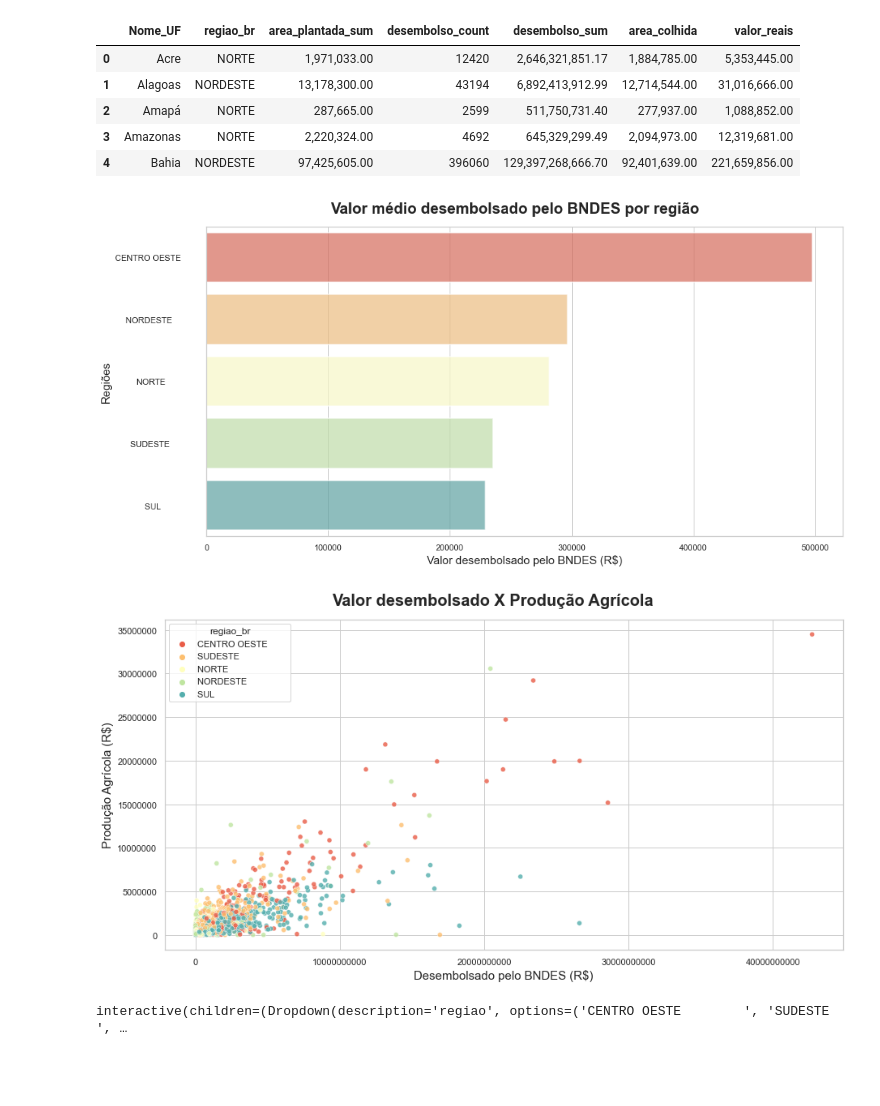
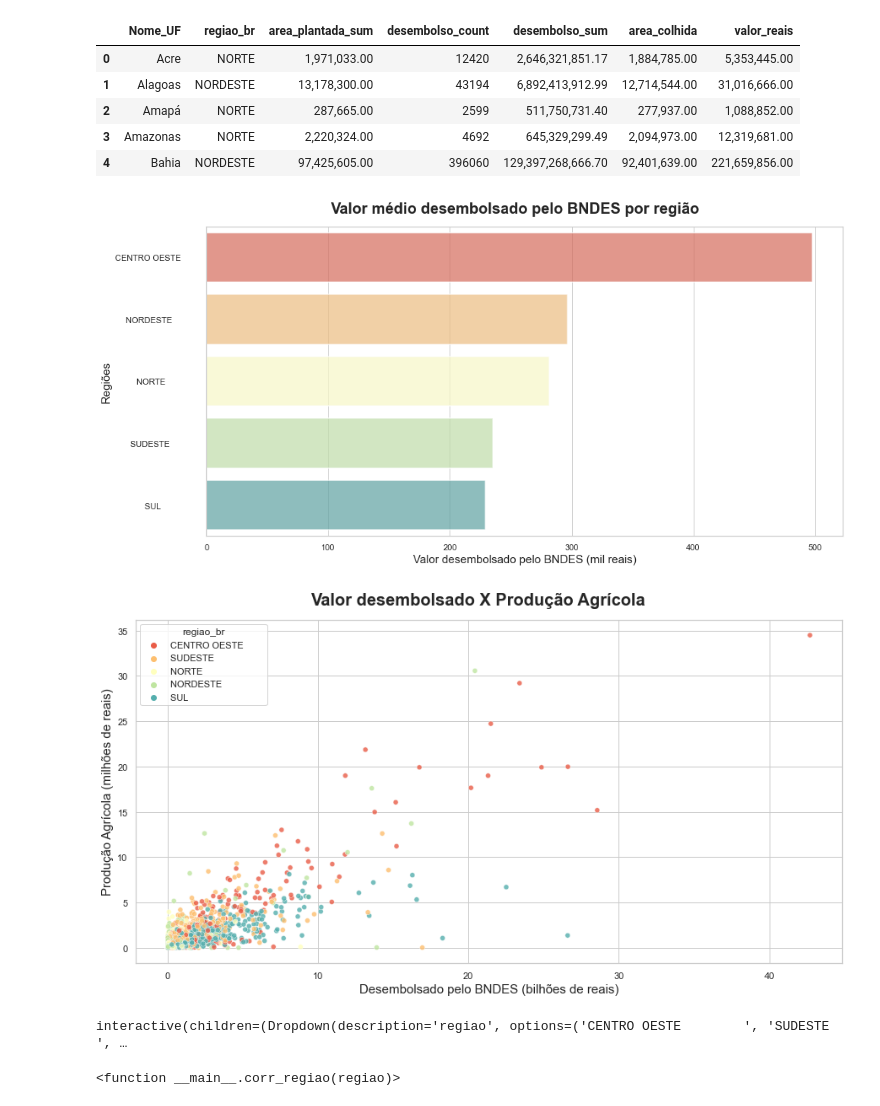
Before and after one commit to EricaFer/BNDES, a Jupyter notebook: Analysis/Analysis_1/analysis_mun.ipynb, the cells around one changed output. Saved outputs shown, nothing was run; the diff lists cells and outputs as text; code cells hidden in the pictures; blank space fills up the shorter version.

Commit message:
feat: add top 10 inovative municipality to graph

```diff
--- a/Analysis/Analysis_1/analysis_mun.ipynb
+++ b/Analysis/Analysis_1/analysis_mun.ipynb
@@ -27,5 +27,7 @@ pam = pd.read_csv('./data/PAM.zip', encoding="UTF-8", sep=";", decimal=",")
 # Dataframe de dados Divisão Territorial Brasileira
 df_loc = pd.read_excel(zf.open('RELATORIO_DTB_BRASIL_MUNICIPIO.ods'),engine='odf')
 
+top_10 = pd.read_csv('./data/top_10_mun_inovativos.csv', index_col = 0)
+
 # Pegando somente as colunas necessárias
 df_loc = df_loc[['UF','Nome_UF', 'Município', 'Código Município Completo', 'Nome_Município']]
@@ -93,21 +97,44 @@ df.head()
 # %%
 # Criação de um dataframe por divisão de região
 
+df.razao_plantio_colheita = df.razao_plantio_colheita.astype(float)
+
 df_estado =  df[['regiao',"Nome_UF", "area_plantada", "area_colhida", 'valor_reais', 'razao_plantio_colheita', 'desembolso_sum', 'desembolso_count']]\
                 .groupby(["Nome_UF"])\
-                .agg(regiao_br = ("regiao", "first"), area_plantada_sum = ("area_plantada", "sum"), desembolso_count=("desembolso_count", "sum"), desembolso_sum=("desembolso_sum", "sum"), area_colhida = ('area_colhida', 'sum'), valor_reais = ('valor_reais', 'sum'))\
+                .agg(regiao_br = ("regiao", "first"),
+                     area_plantada_sum = ("area_plantada", "sum"),
+                     desembolso_count=("desembolso_count", "sum"),
+                     desembolso_sum=("desembolso_sum", "sum"),
+                     area_colhida = ('area_colhida', 'sum'),
+                     valor_reais = ('valor_reais', 'sum'))\
                 .reset_index()
 
 df_regiao =  df[['regiao',"Nome_UF", "area_plantada", "area_colhida", 'valor_reais', 'razao_plantio_colheita', 'desembolso_sum', 'desembolso_count']]\
                 .groupby(["regiao"])\
-                .agg(regiao_br =  ("regiao", "first"), area_plantada_sum = ("area_plantada", "sum"), desembolso_count=("desembolso_count", "sum"), desembolso_sum=("desembolso_sum", "sum"), area_colhida = ('area_colhida', 'sum'), valor_reais = ('valor_reais', 'sum'))\
+                .agg(regiao_br =  ("regiao", "first"),
+                     area_plantada_sum = ("area_plantada", "sum"),
+                     desembolso_count=("desembolso_count", "sum"),
+                     desembolso_sum=("desembolso_sum", "sum"),
+                     area_colhida = ('area_colhida', 'sum'),
+                     valor_reais = ('valor_reais', 'sum'))\
                 .reset_index()
 
-df_municipio = df[['municipio','regiao',"Nome_UF", "area_plantada", "area_colhida", 'valor_reais', 'razao_plantio_colheita', 'desembolso_sum', 'desembolso_count']]\
+df_municipio = df[['municipio','regiao',"Nome_UF", "area_plantada",
+                    "area_colhida", 'valor_reais', 'razao_plantio_colheita',
+                    'desembolso_sum', 'desembolso_count', 'municipio_codigo']]\
                 .groupby(["municipio"])\
-                .agg(regiao_br = ("regiao", "first"), area_plantada_sum = ("area_plantada", "sum"), desembolso_count=("desembolso_count", "sum"), desembolso_sum=("desembolso_sum", "sum"), area_colhida = ('area_colhida', 'sum'), valor_reais = ('valor_reais', 'sum'))\
+                .agg(razao = ('razao_plantio_colheita', np.mean),
+                     regiao_br = ("regiao", "first"),
+                     area_plantada_sum = ("area_plantada", "sum"),
+                     desembolso_count=("desembolso_count", "sum"),
+                     desembolso_sum=("desembolso_sum", "sum"),
+                     area_colhida = ('area_colhida', 'sum'),
+                     valor_reais = ('valor_reais', 'sum'),
+                     municipio_cod = ('municipio_codigo', 'first'))\
                 .reset_index()
 
+df_municipio['inovativo'] = ['Sim'  if x in list(top_10.municipio_codigo) else 'Não' for x in df_municipio.municipio_cod]
+
 df_estado.head()
 # %% [output]
 |  | Nome_UF | regiao_br | area_plantada_sum | desembolso_count | desembolso_sum | area_colhida | valor_reais |
@@ -122,14 +149,14 @@ sns.set_theme(style="whitegrid")
 fig, ax = plt.subplots(figsize = (15,7.5))
 
 ax = sns.barplot(data = df_regiao,
-                x = df_regiao.desembolso_sum / df_regiao.desembolso_count,
+                x = df_regiao.desembolso_sum / (df_regiao.desembolso_count * 10 ** 3),
                 y = df_regiao.regiao_br,
                 palette = "Spectral",
                 alpha = .7,
                 linewidth = 1.5,
                 orient = 'h')
 
-ax.set_xlabel('Valor desembolsado pelo BNDES (R$)',
+ax.set_xlabel('Valor desembolsado pelo BNDES (mil reais)',
                   fontsize = 15,
                   y = 0.2)
 
@@ -144,33 +171,37 @@ fig.suptitle('Valor médio desembolsado pelo BNDES por região',
 
 plt.savefig('./plots/desembolso_medio_regiao.png', bbox_inches = 'tight', pad_inches = 0.1)
 # %% [output]
-[figure, old version]
+[figure, new version]
 # %%
 sns.set_theme(style="whitegrid")
 
 fig, ax = plt.subplots(figsize = (15,7.5))
 
-ax = sns.scatterplot(data = df_municipio, x = "desembolso_sum", y = "valor_reais", hue="regiao_br", alpha=.8, palette= 'Spectral')
+ax = sns.scatterplot(x = df_municipio.desembolso_sum / (10 ** 9),
+                     y = df_municipio.valor_reais / (10 ** 6),
+                     hue=df_municipio.regiao_br,
+                     alpha=.8,
+                     palette= 'Spectral')
 
-ax.set_xlabel('Desembolsado pelo BNDES (R$)',
+ax.set_xlabel('Desembolsado pelo BNDES (bilhões de reais)',
                   fontsize = 15,
                   y = 0.5,)
 
-ax.set_ylabel('Produção Agrícola (R$)',
+ax.set_ylabel('Produção Agrícola (milhões de reais)',
                 fontsize = 15,
                 y = 0.5)
 
 fig.suptitle('Valor desembolsado X Produção Agrícola',
                 fontsize = 20,
                 fontweight = 'bold',
                 y = 0.94)
 
 plt.ticklabel_format(style='plain', axis='y')
 plt.ticklabel_format(style='plain', axis='x')
 
 plt.savefig('./plots/desembolso_vs_prod_agricola.png', bbox_inches = 'tight', pad_inches = 0.1)
 # %% [output]
-[figure, old version]
+[figure, new version]
 # %%
 def corr_regiao(regiao):
 
@@ -178,18 +209,21 @@ def corr_regiao(regiao):
 
     fig, ax = plt.subplots(figsize = (12,6))
 
-    ax = sns.scatterplot(data = df_municipio.loc[df_municipio.regiao_br == regiao],
-                         x = "desembolso_sum",
-                         y = "valor_reais",
-                         alpha=.7,
-                         color = "#FD2427")
+    ax = sns.scatterplot(x = df_municipio.loc[df_municipio.regiao_br == regiao].desembolso_sum / (10 ** 9),
+                         y = df_municipio.loc[df_municipio.regiao_br == regiao].valor_reais / (10 ** 6),
+                         alpha=.5,
+                         hue = df_municipio.loc[df_municipio.regiao_br == regiao].inovativo,
+                         palette = {"Não": "#33FFBD",  'Sim': "#FF5733"})
 
 
-    ax.set_xlabel('Desembolsado pelo BNDES (R$)',
+    ax.legend(loc = 2, fancybox = True, title = 'TOP 10 Inovativos')
+
+
+    ax.set_xlabel('Desembolsado pelo BNDES (bilhões de reais)',
                     fontsize = 15,
                     y = 0.5,)
 
-    ax.set_ylabel('Produção Agrícola (R$)',
+    ax.set_ylabel('Produção Agrícola (milhões de reais)',
                     fontsize = 15,
                     y = 0.5,
                     x = 0.1)
@@ -207,3 +241,4 @@ def corr_regiao(regiao):
 interact(corr_regiao, regiao = df_municipio.regiao_br.unique());
 # %% [output]
 interactive(children=(Dropdown(description='regiao', options=('CENTRO OESTE        ', 'SUDESTE             ', …
+<function __main__.corr_regiao(regiao)>
```
Also changed, not shown: parts of 3 cells of this notebook, 15 other files.
